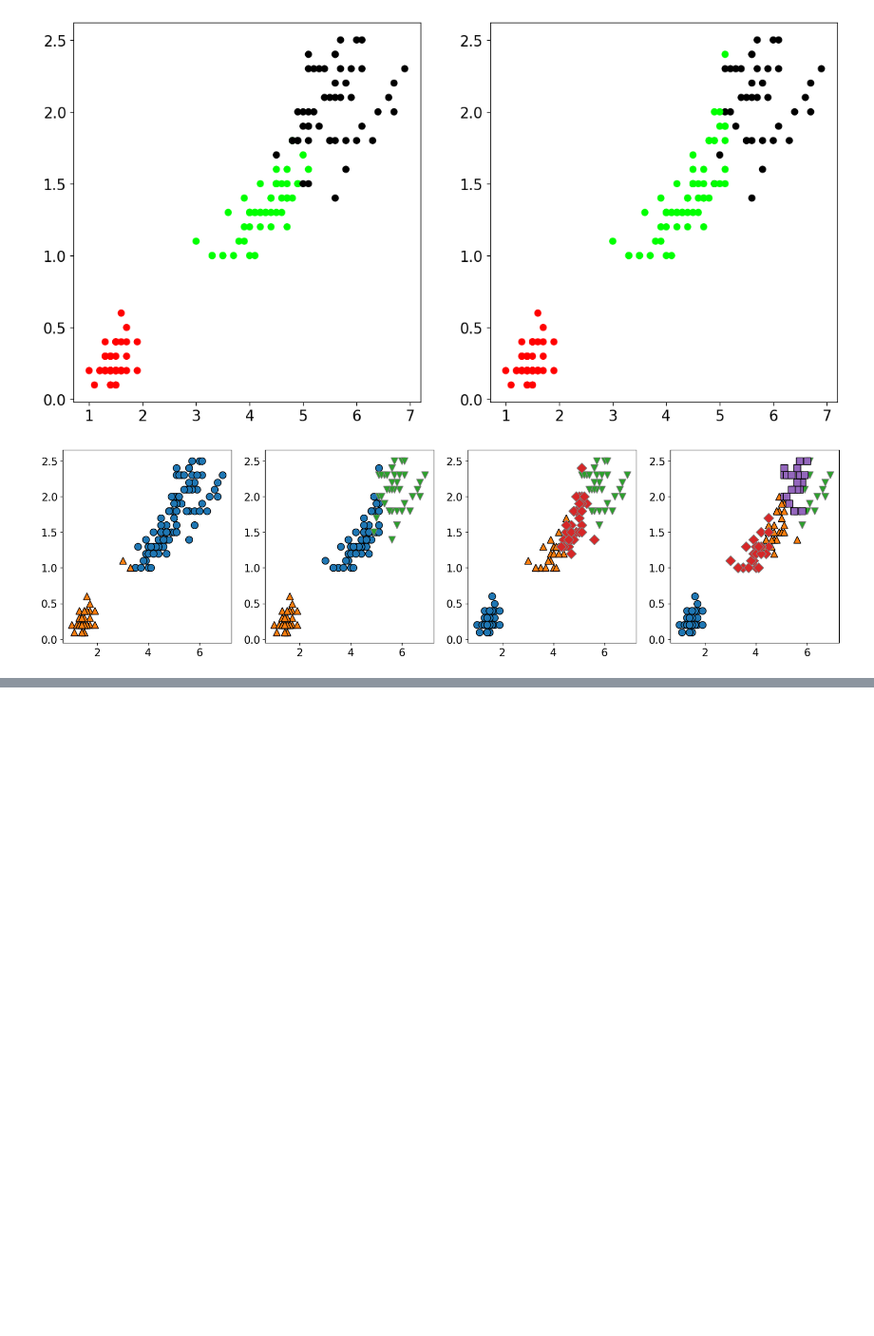
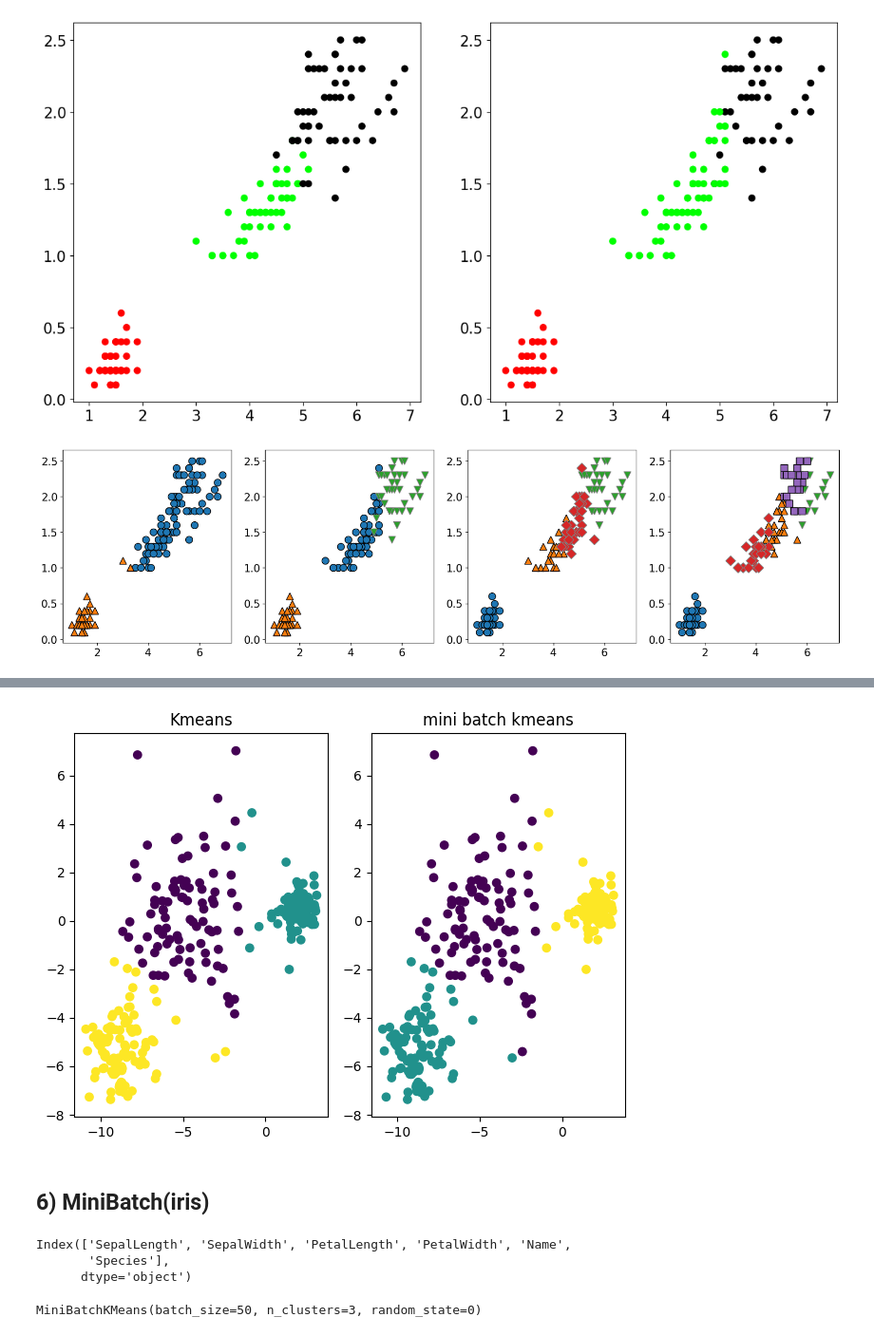
Before and after one commit to hyewon961117/hw_study2, a Jupyter notebook: two/005_python_클러스터링.ipynb, the cells around one changed output, grey strips where cells are left out. Shown at 95% size. Cells and saved outputs as stored; diff of their text form; code cells hidden in the pictures; blank space fills up the shorter version.

```diff
--- a/two/005_python_클러스터링.ipynb
+++ b/two/005_python_클러스터링.ipynb
@@ -424,0 +566,17 @@ for k in [2,3,4,5]:
+# %%
+from sklearn.datasets import make_blobs
+X, y = make_blobs(n_samples=150000, cluster_std=[1.0, 2.5, 0.5], random_state=170)
+#                   샘플수              표준편차
+# %%
+from sklearn.cluster import KMeans
+
+#기본모형
+model1 = KMeans(n_clusters=3).fit(X)
+#                클러스터수      데이터
+# %%
+#미니배치를 적용한 모형
+#데이터를 미니배치 크기만큼 무작위로 분리하여 처리
+
+from sklearn.cluster import MiniBatchKMeans
+model2 = MiniBatchKMeans(n_clusters=3, batch_size=1536).fit(X)
+#                                       미니배치 사이즈
@@ -424,0 +593,28 @@ for k in [2,3,4,5]:
+# %%
+import matplotlib.pyplot as plt
+import numpy as np
+
+idx = np.random.randint(150000, size=300)
+plt.subplot(121)
+plt.scatter(X[idx, 0], X[idx, 1], c=model1.labels_[idx])
+plt.title("Kmeans")
+plt.subplot(122)
+plt.scatter(X[idx, 0], X[idx, 1], c=model2.labels_[idx])
+plt.title("mini batch kmeans")
+plt.tight_layout()
+plt.show()
+
+#결과는 큰 차이가 없음
+# %% [output]
+[figure, added]
+# %% [markdown]
+## 6) MiniBatch(iris)
+# %%
+import pandas as pd
+
+df = pd.read_csv('./data/iris/iris.csv')
+df.columns
+# %% [output]
+Index(['SepalLength', 'SepalWidth', 'PetalLength', 'PetalWidth', 'Name',
+       'Species'],
+      dtype='object')
@@ -424,0 +631,8 @@ for k in [2,3,4,5]:
+# %%
+from sklearn.cluster import MiniBatchKMeans
+
+#batch_size 기본값 100개
+model = MiniBatchKMeans(n_clusters=3, random_state=0, batch_size=50)
+model.fit(X_std)
+# %% [output]
+MiniBatchKMeans(batch_size=50, n_clusters=3, random_state=0)
```
Also changed, not shown: parts of 54 cells of this notebook, 36 other files.
